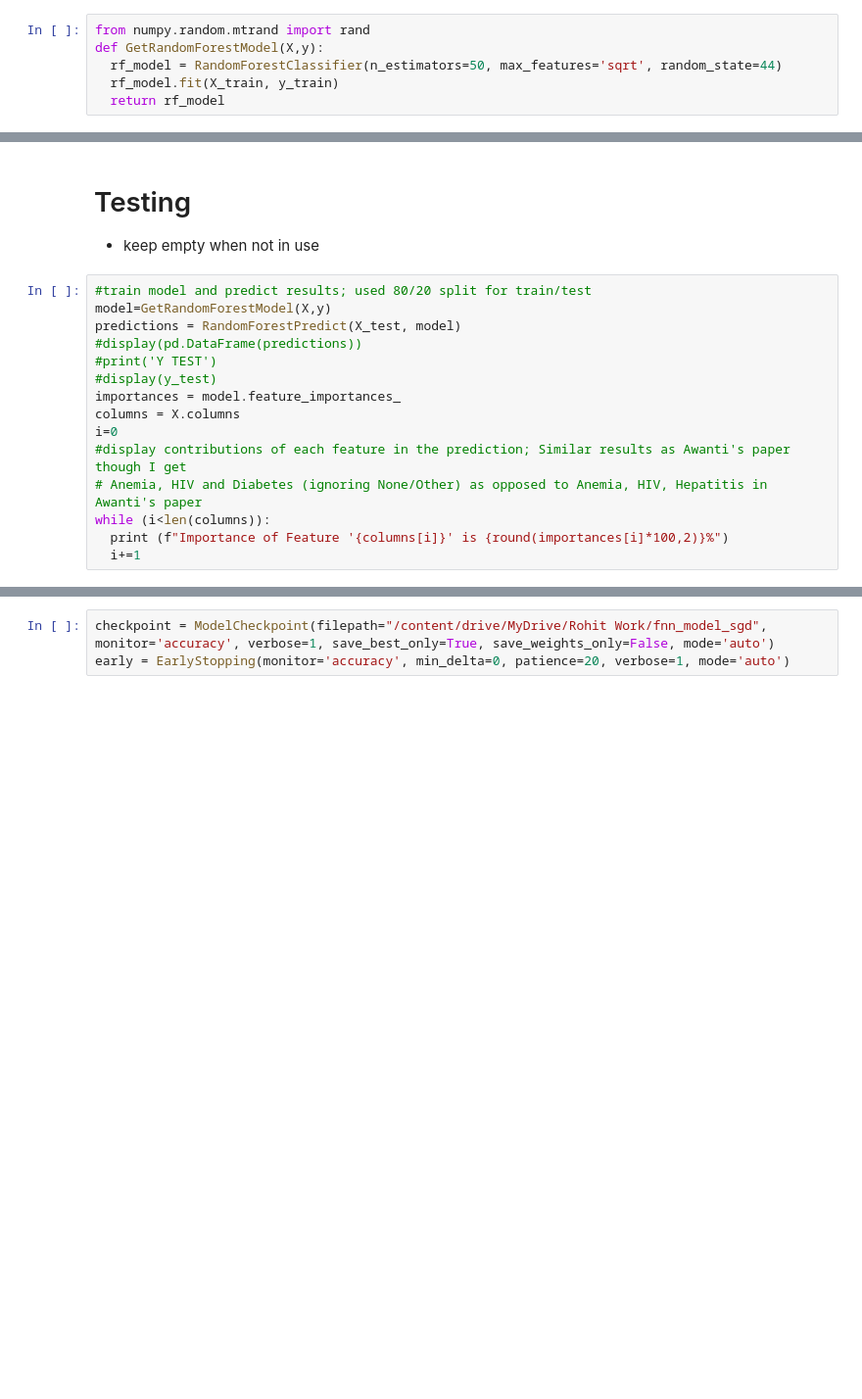
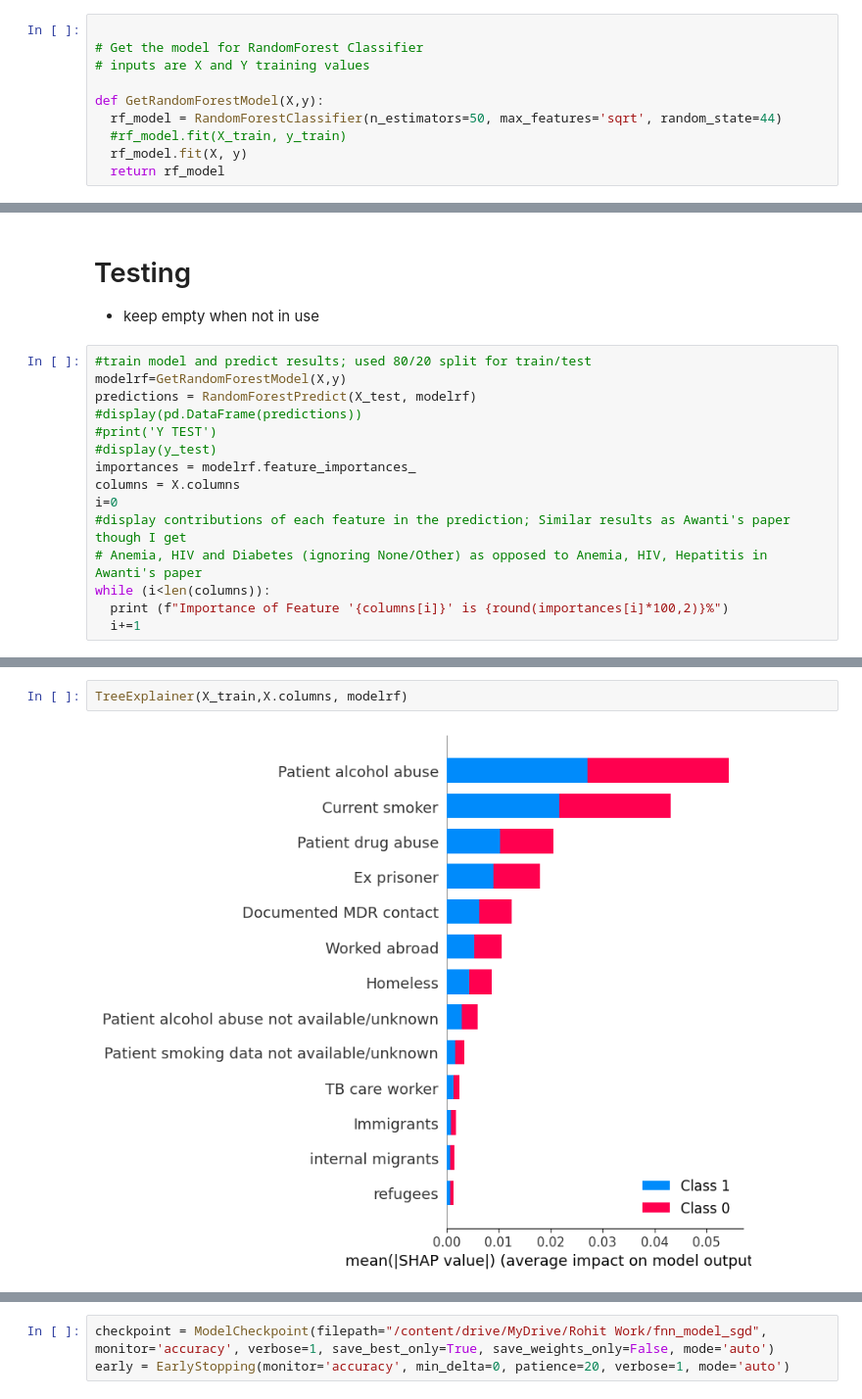
Before and after one commit to pioneerbluepanthers/computationaldrug, a Jupyter notebook: rohit_comparing_binarization_effects.ipynb, the cells around one changed output, grey strips where cells are left out. Shown at 98% size. Saved outputs shown, nothing was run; the diff lists cells and outputs as text; blank space fills up the shorter version.

```diff
--- a/rohit_comparing_binarization_effects.ipynb
+++ b/rohit_comparing_binarization_effects.ipynb
@@ -313,7 +358,11 @@ def TreeExplainer(X_train, columnNames, model):
 # %%
-from numpy.random.mtrand import rand
+
+# Get the model for RandomForest Classifier
+# inputs are X and Y training values
+
 def GetRandomForestModel(X,y):
   rf_model = RandomForestClassifier(n_estimators=50, max_features='sqrt', random_state=44)
-  rf_model.fit(X_train, y_train)
+  #rf_model.fit(X_train, y_train)
+  rf_model.fit(X, y)
   return rf_model
 # %%
@@ -344,12 +466,12 @@ def GetFeedForwardModelRelu():
 - keep empty when not in use
 # %%
 #train model and predict results; used 80/20 split for train/test
-model=GetRandomForestModel(X,y)
-predictions = RandomForestPredict(X_test, model)
+modelrf=GetRandomForestModel(X,y)
+predictions = RandomForestPredict(X_test, modelrf)
 #display(pd.DataFrame(predictions))
 #print('Y TEST')
 #display(y_test)
-importances = model.feature_importances_
+importances = modelrf.feature_importances_
 columns = X.columns
 i=0
 #display contributions of each feature in the prediction; Similar results as Awanti's paper though I get
@@ -377,0 +502,4 @@ Importance of Feature 'Anemia' is 15.59%
+# %%
+TreeExplainer(X_train,X.columns, modelrf)
+# %% [output]
+[figure, added]
```
Also changed, not shown: parts of 39 cells of this notebook.
